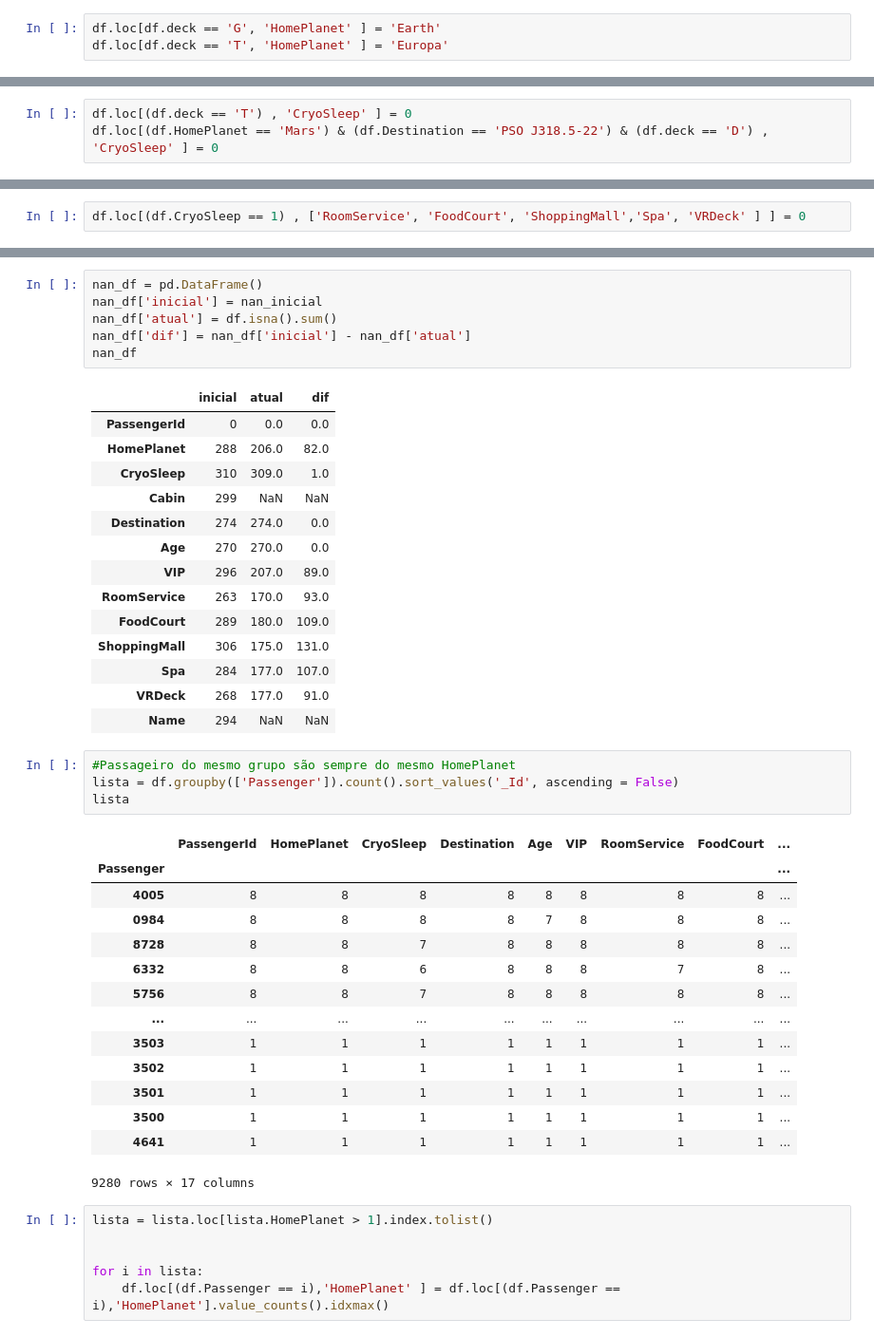
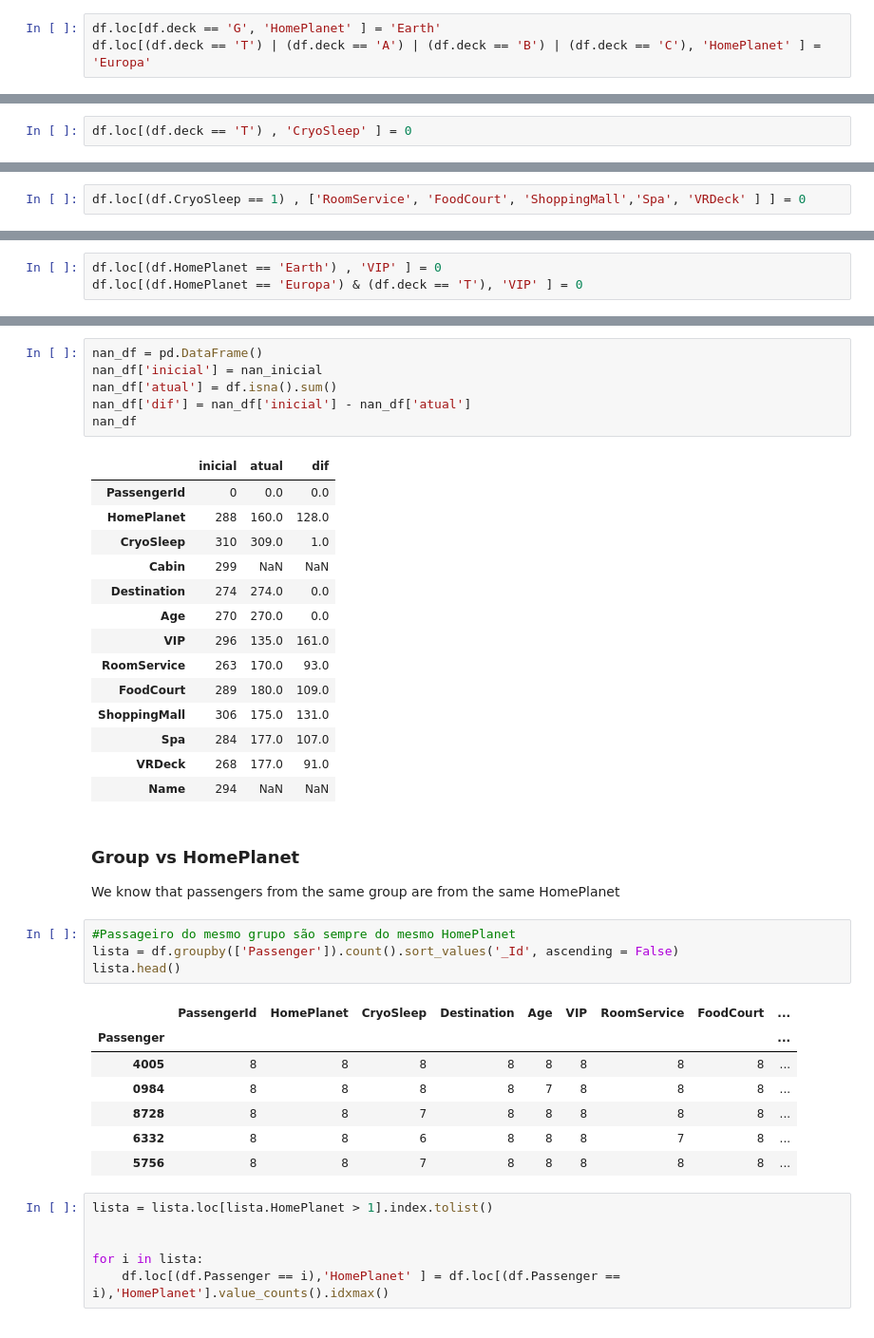
Before and after one commit to andreggalvao/Spaceship-Titanic-ML, a Jupyter notebook: spaceship-titanic-ml.ipynb, the cells around one changed output, grey strips where cells are left out. Shown at 95% size. Saved outputs shown, nothing was run; the diff lists cells and outputs as text.

```diff
--- a/spaceship-titanic-ml.ipynb
+++ b/spaceship-titanic-ml.ipynb
@@ -181,3 +149,3 @@ Name: deck, dtype: int64
 # %%
 df.loc[df.deck == 'G', 'HomePlanet' ] = 'Earth'
-df.loc[df.deck == 'T', 'HomePlanet' ] = 'Europa'
+df.loc[(df.deck == 'T') | (df.deck == 'A') | (df.deck == 'B') | (df.deck == 'C'), 'HomePlanet' ] = 'Europa'
@@ -233,3 +203,2 @@ Name: deck, dtype: int64
 # %%
 df.loc[(df.deck == 'T') , 'CryoSleep' ] = 0
-df.loc[(df.HomePlanet == 'Mars') & (df.Destination == 'PSO J318.5-22') & (df.deck == 'D') , 'CryoSleep' ] = 0
@@ -263,0 +249,3 @@ df.loc[(df.CryoSleep == 1) , ['RoomService', 'FoodCourt', 'ShoppingMall','Spa',
+# %%
+df.loc[(df.HomePlanet == 'Earth') , 'VIP' ] = 0
+df.loc[(df.HomePlanet == 'Europa') & (df.deck == 'T'), 'VIP' ] = 0
@@ -270,37 +296,33 @@ nan_df
 # %% [output]
 |  | inicial | atual | dif |
 | PassengerId | 0 | 0.0 | 0.0 |
-| HomePlanet | 288 | 206.0 | 82.0 |
+| HomePlanet | 288 | 160.0 | 128.0 |
 | CryoSleep | 310 | 309.0 | 1.0 |
 | Cabin | 299 | NaN | NaN |
 | Destination | 274 | 274.0 | 0.0 |
 | Age | 270 | 270.0 | 0.0 |
-| VIP | 296 | 207.0 | 89.0 |
+| VIP | 296 | 135.0 | 161.0 |
 | RoomService | 263 | 170.0 | 93.0 |
 | FoodCourt | 289 | 180.0 | 109.0 |
 | ShoppingMall | 306 | 175.0 | 131.0 |
 | Spa | 284 | 177.0 | 107.0 |
 | VRDeck | 268 | 177.0 | 91.0 |
 | Name | 294 | NaN | NaN |
+# %% [markdown]
+### Group vs HomePlanet
+We know that passengers from the same group are from the same HomePlanet
 # %%
 #Passageiro do mesmo grupo são sempre do mesmo HomePlanet
 lista = df.groupby(['Passenger']).count().sort_values('_Id', ascending = False)
-lista
+lista.head()
 # %% [output]
 |  | PassengerId | HomePlanet | CryoSleep | Destination | Age | VIP | RoomService | FoodCourt | ... |
 | Passenger |  |  |  |  |  |  |  |  | ... |
 | 4005 | 8 | 8 | 8 | 8 | 8 | 8 | 8 | 8 | ... |
 | 0984 | 8 | 8 | 8 | 8 | 7 | 8 | 8 | 8 | ... |
 | 8728 | 8 | 8 | 7 | 8 | 8 | 8 | 8 | 8 | ... |
 | 6332 | 8 | 8 | 6 | 8 | 8 | 8 | 7 | 8 | ... |
 | 5756 | 8 | 8 | 7 | 8 | 8 | 8 | 8 | 8 | ... |
-| ... | ... | ... | ... | ... | ... | ... | ... | ... | ... |
-| 3503 | 1 | 1 | 1 | 1 | 1 | 1 | 1 | 1 | ... |
-| 3502 | 1 | 1 | 1 | 1 | 1 | 1 | 1 | 1 | ... |
-| 3501 | 1 | 1 | 1 | 1 | 1 | 1 | 1 | 1 | ... |
-| 3500 | 1 | 1 | 1 | 1 | 1 | 1 | 1 | 1 | ... |
-| 4641 | 1 | 1 | 1 | 1 | 1 | 1 | 1 | 1 | ... |
-9280 rows × 17 columns
 # %%
 lista = lista.loc[lista.HomePlanet > 1].index.tolist()
 
```
Also changed, not shown: parts of 67 cells of this notebook, 3 other files.
